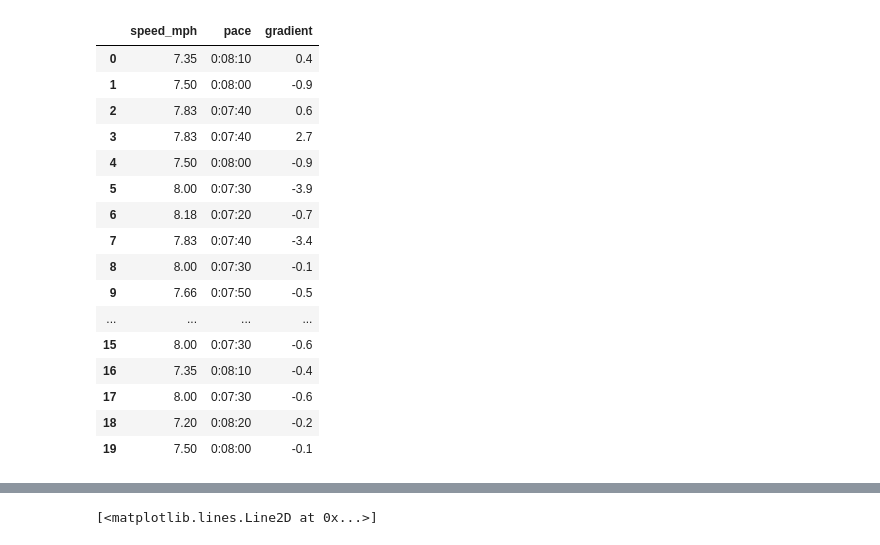
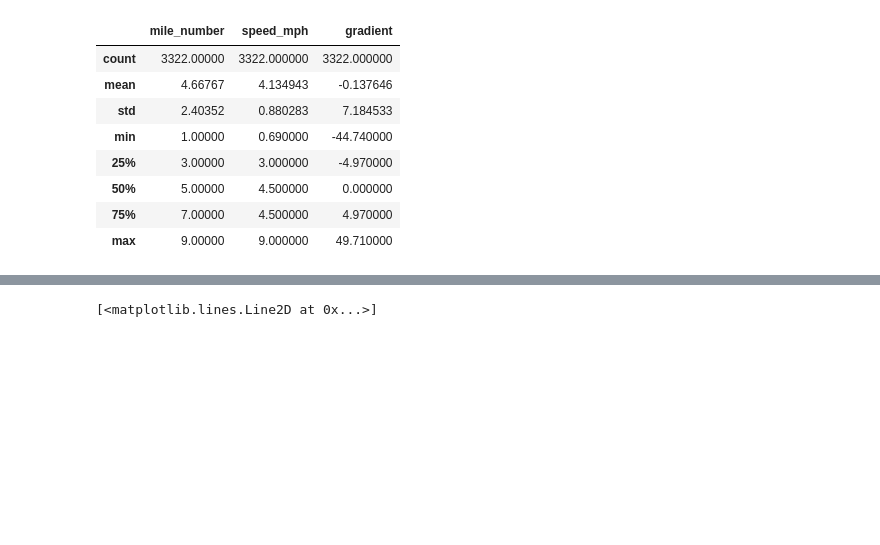
Before and after one commit to lrhf97/gpx_analysis, a Jupyter notebook: gradient_creation.ipynb, the cells around one changed output, grey strips where cells are left out. Cells and saved outputs as stored; diff of their text form; code cells hidden in the pictures; blank space fills up the shorter version.

```diff
--- a/gradient_creation.ipynb
+++ b/gradient_creation.ipynb
@@ -23,7 +23,7 @@ df.head()
 def section_distance(df,unit):
     return df['cum_distance']//unit +1
 # %%
-unit1 = .1
+unit1 = .0025
 print(unit1*5280, "feet interval")
 df['grade_section_exp'] = df.apply(section_distance,unit=unit1, axis=1)
 
@@ -58,7 +58,7 @@ grade_markers = grade_marker_loc(df)
 for i in grade_markers:
     el_diff = df['elevation'][i] - prev
     unit_gradient = el_diff/(unit1/conversion_factor*1000)*100
-    gradient.append(np.round(unit_gradient,1))
+    gradient.append(np.round(unit_gradient,2))
     prev = df['elevation'][i]
 
 plt.figure(figsize=(18.5, 10.5))
@@ -73,6 +73,7 @@ prev = df['second'][0]
 conversion_factor = 0.62137119
 grade_section_speed =[]
 grade_pace =[]
+mile_marker = []
 grade_markers = grade_marker_loc(df)
 for i in grade_markers:
     time_diff = df['second'][i] - prev+1
@@ -80,26 +81,19 @@ for i in grade_markers:
     unit_pace = str(datetime.timedelta(seconds=60/unit_speed*60))
     grade_section_speed.append(np.round(unit_speed,2))
     grade_pace.append(unit_pace)
+    mile_marker.append(df['mile_num'][i])
     prev = df['second'][i]
 # %%
-d={'speed_mph':grade_section_speed,'pace':grade_pace,'gradient':gradient}
+d={'mile_number':mile_marker,'speed_mph':grade_section_speed,'pace':grade_pace,'gradient':gradient}
 speed_grade = pd.DataFrame(data = d)
-speed_grade.head(20)
+speed_grade.describe()
 # %% [output]
-|  | speed_mph | pace | gradient |
-| 0 | 7.35 | 0:08:10 | 0.4 |
-| 1 | 7.50 | 0:08:00 | -0.9 |
-| 2 | 7.83 | 0:07:40 | 0.6 |
-| 3 | 7.83 | 0:07:40 | 2.7 |
-| 4 | 7.50 | 0:08:00 | -0.9 |
-| 5 | 8.00 | 0:07:30 | -3.9 |
-| 6 | 8.18 | 0:07:20 | -0.7 |
-| 7 | 7.83 | 0:07:40 | -3.4 |
-| 8 | 8.00 | 0:07:30 | -0.1 |
-| 9 | 7.66 | 0:07:50 | -0.5 |
-| ... | ... | ... | ... |
-| 15 | 8.00 | 0:07:30 | -0.6 |
-| 16 | 7.35 | 0:08:10 | -0.4 |
-| 17 | 8.00 | 0:07:30 | -0.6 |
-| 18 | 7.20 | 0:08:20 | -0.2 |
-| 19 | 7.50 | 0:08:00 | -0.1 |
+|  | mile_number | speed_mph | gradient |
+| count | 3322.00000 | 3322.000000 | 3322.000000 |
+| mean | 4.66767 | 4.134943 | -0.137646 |
+| std | 2.40352 | 0.880283 | 7.184533 |
+| min | 1.00000 | 0.690000 | -44.740000 |
+| 25% | 3.00000 | 3.000000 | -4.970000 |
+| 50% | 5.00000 | 4.500000 | 0.000000 |
+| 75% | 7.00000 | 4.500000 | 4.970000 |
+| max | 9.00000 | 9.000000 | 49.710000 |
```
Also changed, not shown: parts of 4 cells of this notebook.
